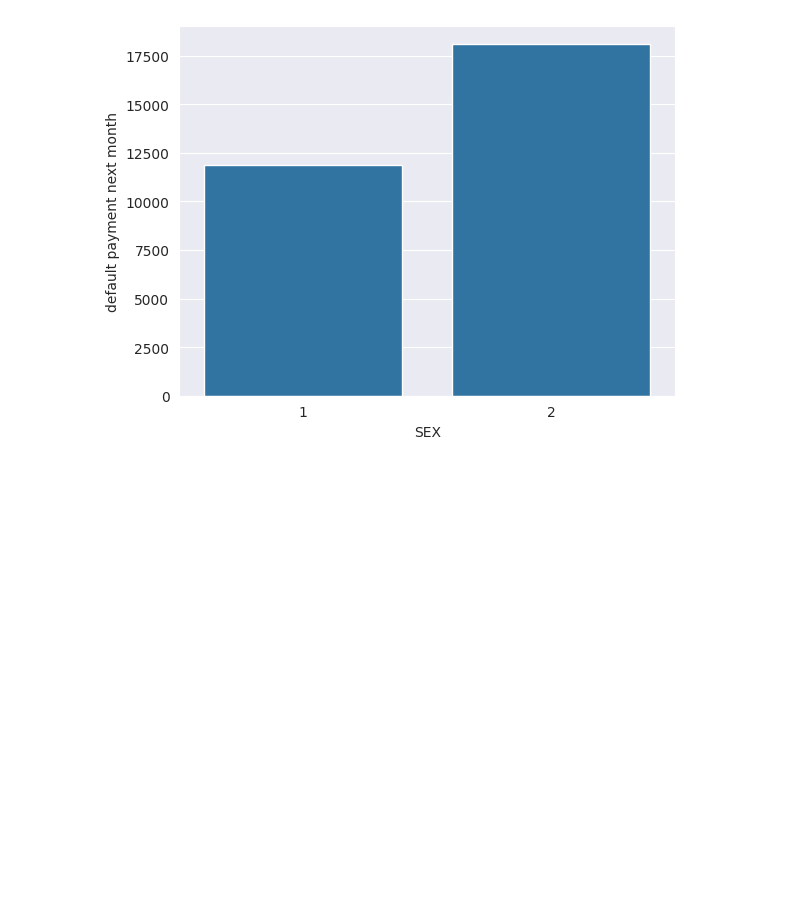
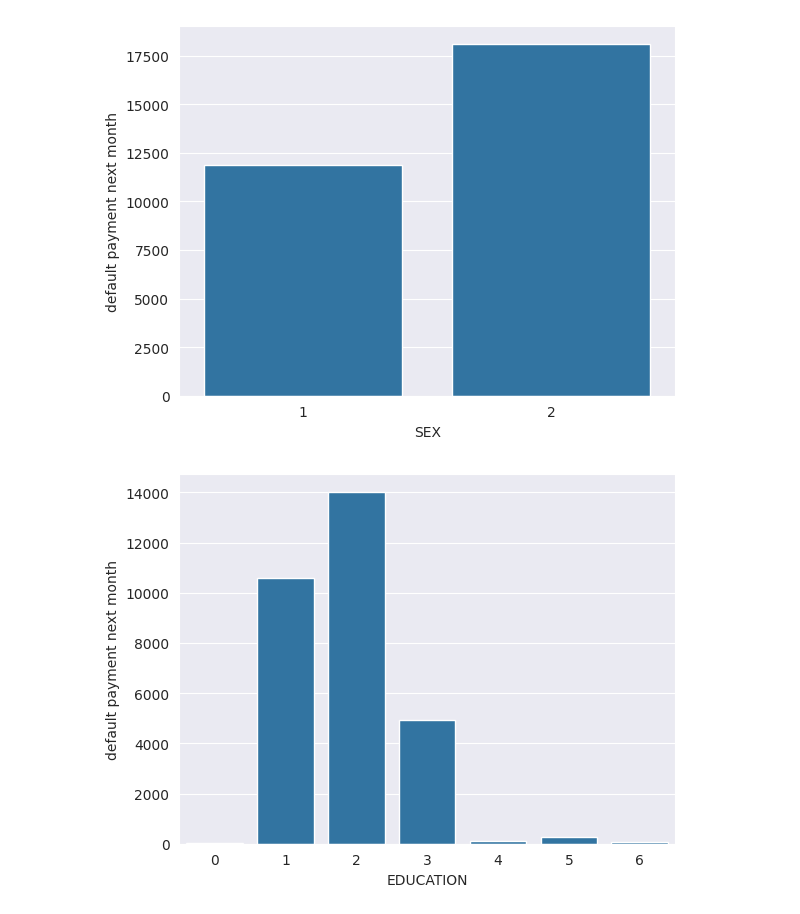
Before and after one commit to indian-coder-aarush/Learning, a Jupyter notebook: credit-card/credit-card-eda.ipynb, the cells around one changed output. Drawn from its saved outputs; the diff is of its cells as text; code cells hidden in the pictures; blank space fills up the shorter version.

Commit message:
visualised EDUCATION

```diff
--- a/credit-card/credit-card-eda.ipynb
+++ b/credit-card/credit-card-eda.ipynb
@@ -97,3 +97,8 @@ sns.barplot(x = "SEX", y = "default payment next month", data = data, estimator
 plt.show()
 # %% [output]
 [figure]
+# %%
+sns.barplot(x = "EDUCATION", y = "default payment next month", data = data, estimator = len)
+plt.show()
+# %% [output]
+[figure, added]
```
Also changed, not shown: parts of 2 cells of this notebook.
